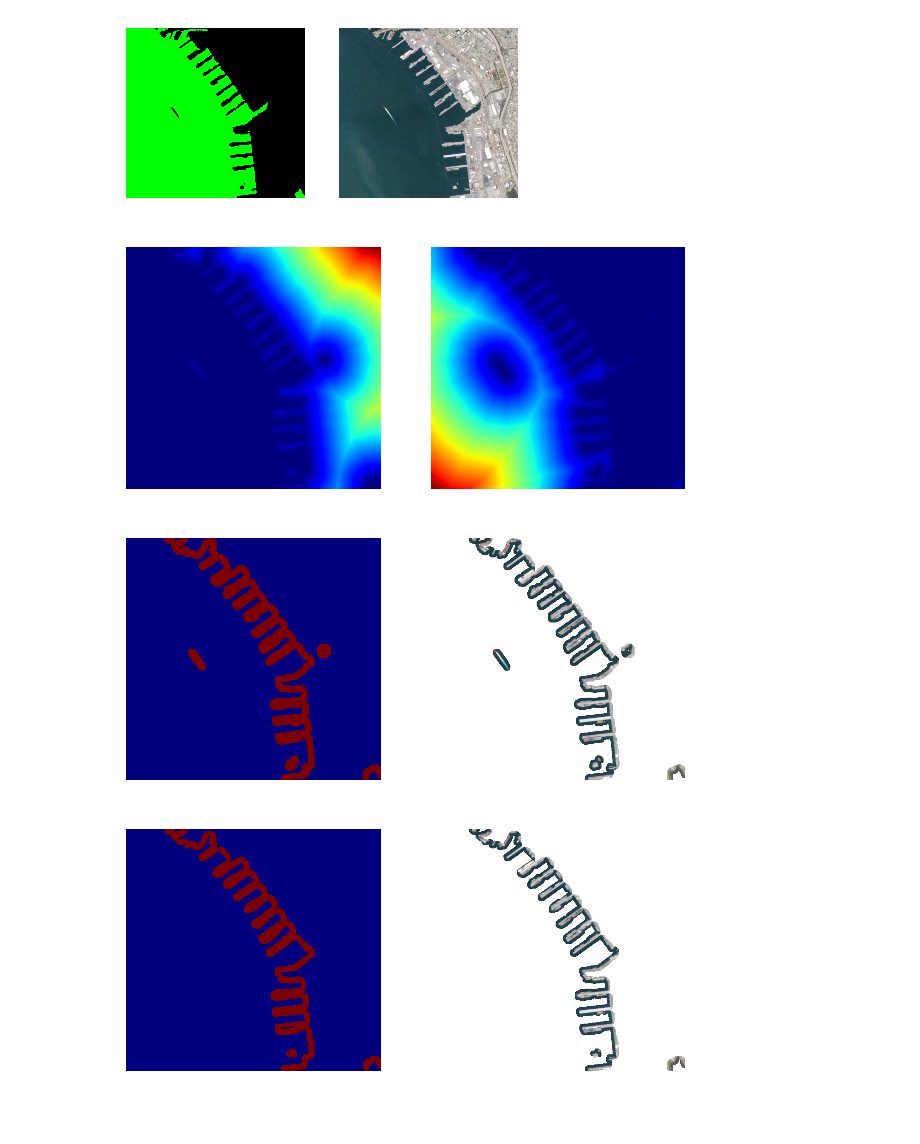
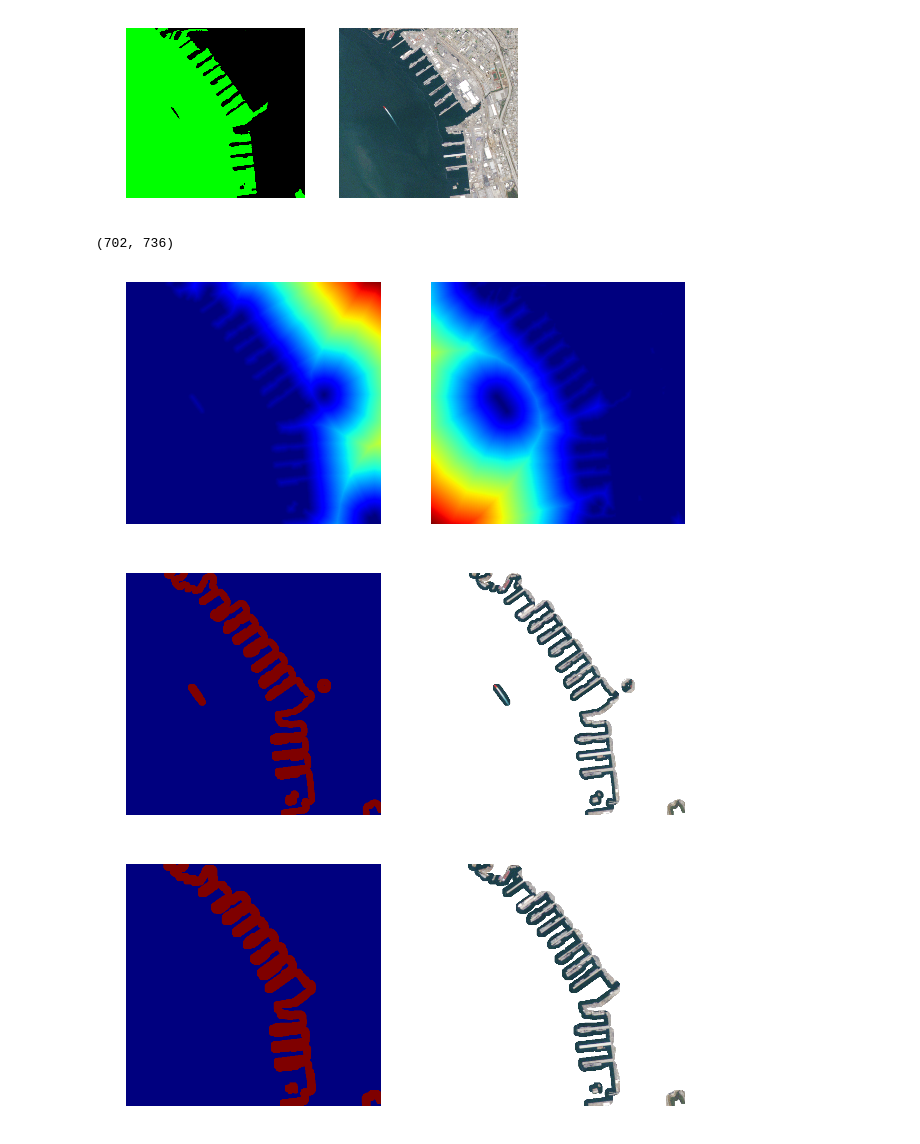
Before and after one commit to chelm/jupyter-demos, a Jupyter notebook: PlanetLabs_SanDiego.ipynb, the cells around one changed output. Cells and saved outputs as stored; diff of their text form; code cells hidden in the pictures.

```diff
--- a/PlanetLabs_SanDiego.ipynb
+++ b/PlanetLabs_SanDiego.ipynb
@@ -238,6 +239,7 @@ for image_arr in clipped:
 [figure]
 # %%
 import cv2
+import numpy as np
 from IPython.display import Image, display
 
 def display_image(image):
@@ -250,6 +252,7 @@ def buffer_mask(arr, threshold=135, x=100, y=300):
     below = arr < threshold
     mask[below] = [255,255,255]
     mask = cv2.morphologyEx(mask[:,:,0], cv2.MORPH_OPEN, kernel=np.ones([3, 3]), iterations=3)
+    print mask.shape
     edm1 = cv2.distanceTransform(mask, cv2.cv.CV_DIST_L2, 5)
     s = (edm1 < 10)
     mask[s] = 255
@@ -274,21 +277,26 @@ img = np.copy(clipped[3])
 img[:,:,3] = mask
 render_array(img, mask, width=10, height=10)
 # %% [output]
+(702, 736)
 [figure]
 [figure]
 # %%
 masks = []
 for image_arr in clipped:
     avg = np.average(np.copy(image_arr[:,:,0:2]), axis=2)
     mask, edm1, edm2 = buffer_mask(avg, threshold=125)
     masks.append(mask)
 
 union_mask = reduce( lambda s,e: s & e, masks )
-union_mask = cv2.dilate(union_mask, kernel=np.ones([1, 1]), iterations=2)
+union_mask = cv2.dilate(union_mask, kernel=np.ones([3, 3]), iterations=3)
+binary_mask = union_mask.copy()
+binary_mask[(union_mask > 0)] = 1
+
+#union_mask = cv2.dilate(union_mask, kernel=np.ones([3, 3]), iterations=3)
 
 img = np.copy(clipped[3])
 img[:,:,3] = union_mask
 
 render_array(img, union_mask, cmap=plt.cm.gray, width=10, height=10)
 # %% [output]
-[figure, old version]
+[figure, new version]
```
Also changed, not shown: parts of 7 cells of this notebook.
